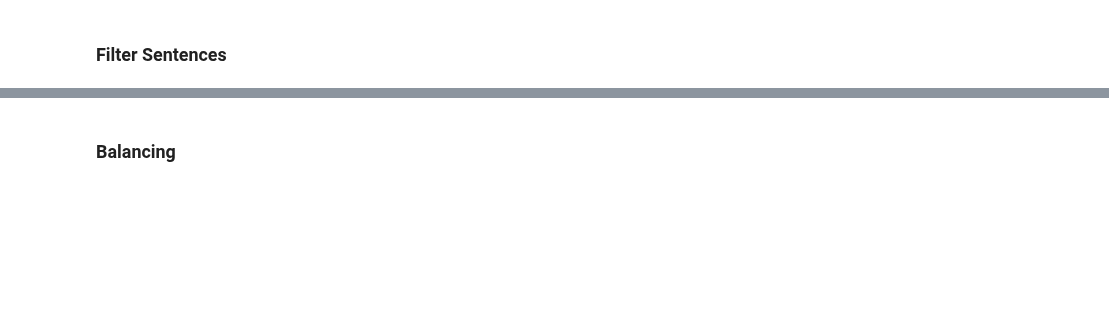
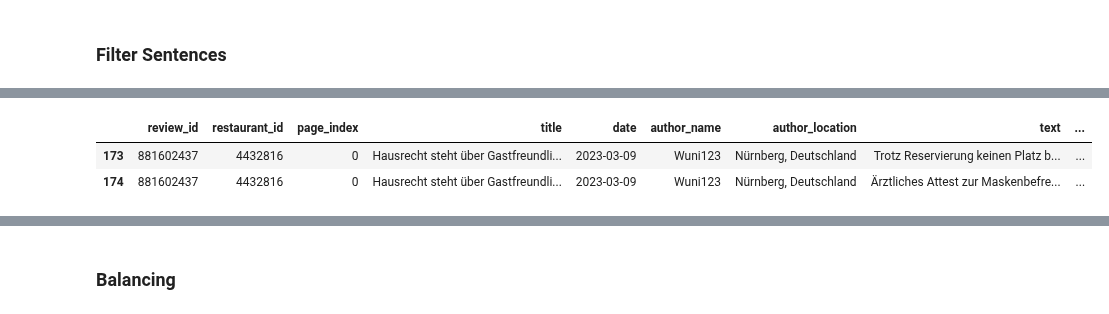
Before and after one commit to NilsHellwig/exploring-absa-llm-augmentation, a Jupyter notebook: 01 dataset creation/03_filter_reviews.ipynb, the cells around one changed output, grey strips where cells are left out. Cells and saved outputs as stored; diff of their text form; code cells hidden in the pictures; blank space fills up the shorter version.

```diff
--- a/01 dataset creation/03_filter_reviews.ipynb
+++ b/01 dataset creation/03_filter_reviews.ipynb
@@ -134,0 +183,6 @@ for idx, row in df_reviews.iterrows():
+# %%
+df_reviews_sentences[df_reviews_sentences["text"].str.contains("maske", case=False)]
+# %% [output]
+|  | review_id | restaurant_id | page_index | title | date | author_name | author_location | text | ... |
+| 173 | 881602437 | 4432816 | 0 | Hausrecht steht über Gastfreundli... | 2023-03-09 | Wuni123 | Nürnberg, Deutschland | Trotz Reservierung keinen Platz b... | ... |
+| 174 | 881602437 | 4432816 | 0 | Hausrecht steht über Gastfreundli... | 2023-03-09 | Wuni123 | Nürnberg, Deutschland | Ärztliches Attest zur Maskenbefre... | ... |
```
Also changed, not shown: parts of 16 cells of this notebook, 2 other files.
